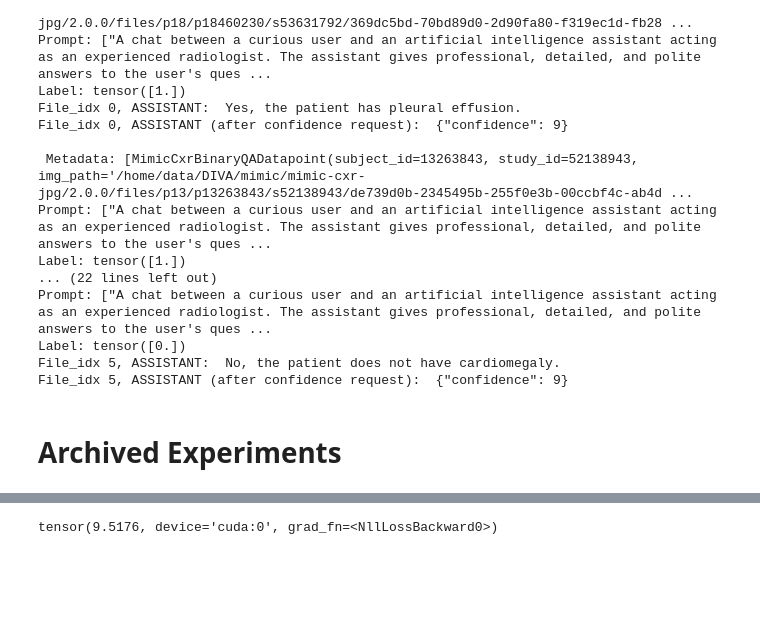
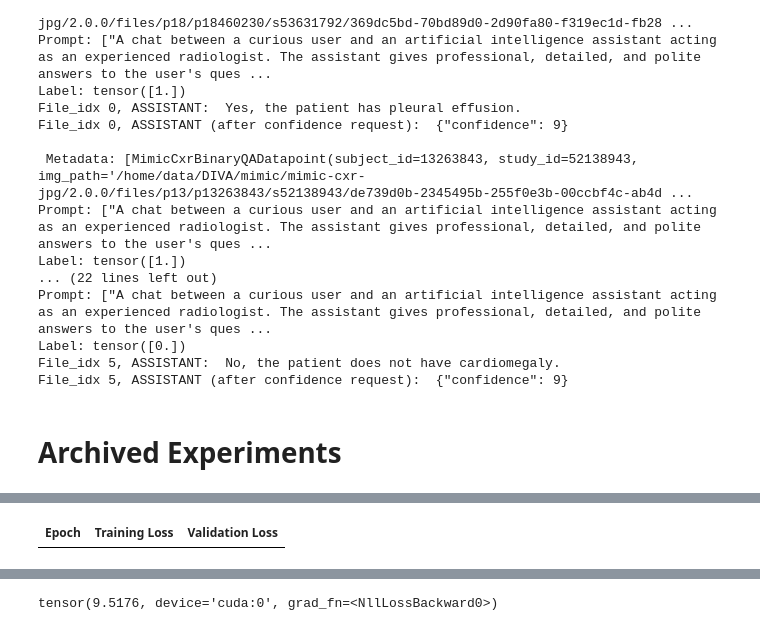
Before and after one commit to onurdenizguler/RewardingVisualDoubt, a Jupyter notebook: workflows/radialog_binary_qa_sft_training.ipynb, the cells around one changed output, grey strips where cells are left out. Saved outputs shown, nothing was run; the diff lists cells and outputs as text; code cells hidden in the pictures; blank space fills up the shorter version.

Commit message:
feat(workflows): run sft for the first time and have successful training steps

```diff
--- a/workflows/radialog_binary_qa_sft_training.ipynb
+++ b/workflows/radialog_binary_qa_sft_training.ipynb
@@ -108,23 +116,35 @@ lr_scheduler = transformers.get_scheduler(
 # %%
 # ---- Training & Checkpointing ----
+# A BATCH OF 8 SAMPLES TAKES 10sec to take a training step
 NUM_EPOCHS = 1
 CHECKPOINT_DIR = "training_checkpoints"
-GRAD_ACCUM_STEPS = 8  # TODO select value
-LOGGING_STEPS = 100
+GRAD_ACCUM_STEPS = 4  # TODO select value
+LOGGING_STEPS = 1
 STEPS_UNTIL_CHECKPOINT = 1000
 NUM_BATCHES_TO_EVALUATE = 15
+LR = 5e-5
+
+# ---- Optimizer & Scheduler ----
+optimizer = torch.optim.AdamW(model.parameters(), lr=LR)
+lr_scheduler = transformers.get_scheduler(
+    name="linear",
+    optimizer=optimizer,
+    num_warmup_steps=0,
+    num_training_steps=len(dataloader_train) * NUM_EPOCHS,
+)
 
 from tqdm import tqdm
 
 model.train()
 best_val_loss = float("inf")
 os.makedirs(CHECKPOINT_DIR, exist_ok=True)
+wandb.init(project="radialog-confidence-score-sft")
 
 
 for epoch in range(NUM_EPOCHS):
     loop = tqdm(dataloader_train, desc=f"Epoch {epoch+1}/{NUM_EPOCHS}")
 
-    for step, batch in enumerate(loop):
+    for step, batch in tqdm(enumerate(loop)):
         batch: dataset.MimicCxrLlavaModelInputBatchDictForSFT = batch
         batch_llava_model_input_dict = batch["batch_llava_model_input_dict"]
         batch_llava_model_input_dict = dataset.move_llava_model_input_dict_to_device(
@@ -144,7 +164,7 @@ for epoch in range(NUM_EPOCHS):
         # ---- Forward & Backward Pass ----
         outputs = model(
             input_ids=input_ids, images=images, attention_mask=attention_mask, labels=labels
-        )  # batch has input_ids, attention_mask, labels
+        )
         loss = outputs.loss / GRAD_ACCUM_STEPS
         loss.backward()
 
@@ -273,3 +304,82 @@ labels = "Say, lost in London?"
 input_ids = tokenizer(my_prompt, return_tensors="pt").input_ids.to(device)
 labels = tokenizer(labels, return_tensors="pt").input_ids.to(device)
 resp = model(input_ids=input_ids, labels=labels)
+# %%
+from peft import LoraConfig, get_peft_model, prepare_model_for_kbit_training
+from datasets import load_dataset
+from functools import partial
+
+
+# ---- Config ----
+DEFAULT_OUTPUT_DIR = path.Path("output")
+BATCH_SIZE = 8
+GRAD_ACCUM_STEPS = 4
+LR = 5e-5
+NUM_EPOCHS = 3
+LOGGING_STEPS = 1
+
+# ---- Init wandb ----
+wandb.init(project="radialog-confidence-score-sft")
+
+model.print_trainable_parameters()
+
+# ---- Training args ----
+training_args = transformers.TrainingArguments(
+    output_dir=DEFAULT_OUTPUT_DIR,
+    evaluation_strategy="epoch",
+    save_strategy="epoch",
+    logging_strategy="steps",
+    logging_steps=LOGGING_STEPS,
+    per_device_train_batch_size=BATCH_SIZE,
+    per_device_eval_batch_size=BATCH_SIZE,
+    gradient_accumulation_steps=GRAD_ACCUM_STEPS,
+    num_train_epochs=NUM_EPOCHS,
+    learning_rate=LR,
+    weight_decay=0.01,
+    # fp16=True,
+    save_total_limit=2,
+    report_to="wandb",
+)
+
+collate_with_tokenizer = partial(
+    dataset.prompted_mimic_cxr_llava_model_input_collate_fn_for_sft_simplified,
+    padding_tokenizer=padding_tokenizer,
+)
+
+from transformers import Trainer
+
+from transformers import Trainer
+
+
+class MyTrainer(Trainer):
+    def __init__(self, *args, my_train_dataloader=None, my_eval_dataloader=None, **kwargs):
+        super().__init__(*args, **kwargs)
+        self.my_train_dataloader = my_train_dataloader
+        self.my_eval_dataloader = my_eval_dataloader
+
+    def get_train_dataloader(self):
+        if self.my_train_dataloader is not None:
+            return self.my_train_dataloader
+        return super().get_train_dataloader()
+
+    def get_eval_dataloader(self, eval_dataset=None):
+        if self.my_eval_dataloader is not None:
+            return self.my_eval_dataloader
+        return super().get_eval_dataloader(eval_dataset)
+
+
+# ---- Trainer ----
+trainer = MyTrainer(
+    model=model,
+    args=training_args,
+    my_train_dataloader=dataloader_train,
+    my_eval_dataloader=dataloader_eval,
+)
+
+# ---- Train ----
+trainer.train()
+
+# ---- Save final model ----
+trainer.save_model(DEFAULT_OUTPUT_DIR)
+wandb.finish()
+# %% [output]
@@ -275,0 +388 @@ resp = model(input_ids=input_ids, labels=labels)
+| Epoch | Training Loss | Validation Loss |
```
Also changed, not shown: parts of 7 cells of this notebook.
